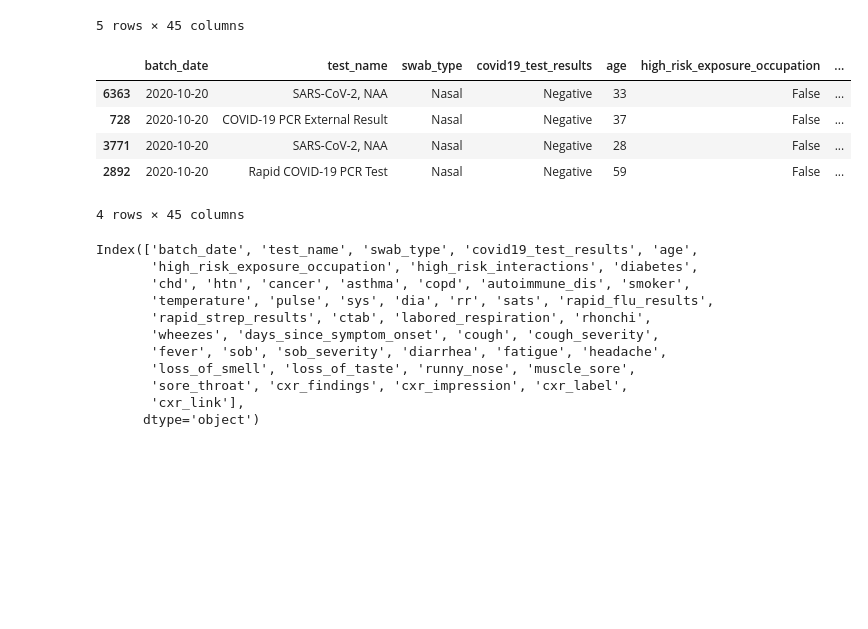
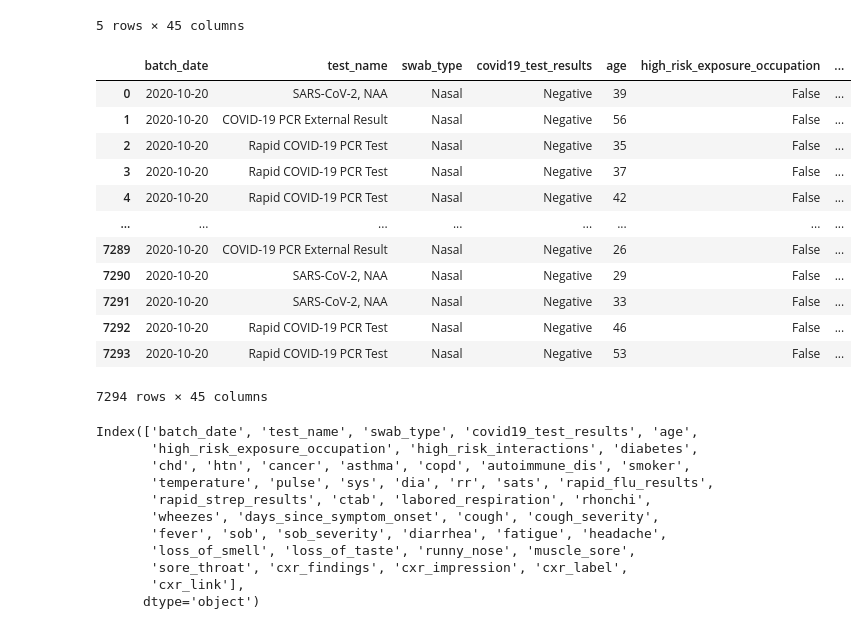
Before and after one commit to soipanhamisi/KNN_Classification_Regression_Analysis, a Jupyter notebook: notebooks/tree-based-modelling.ipynb, the cells around one changed output. Saved outputs shown, nothing was run; the diff lists cells and outputs as text; code cells hidden in the pictures; blank space fills up the shorter version.

```diff
--- a/notebooks/tree-based-modelling.ipynb
+++ b/notebooks/tree-based-modelling.ipynb
@@ -23,14 +25,21 @@ covid_ds.head(5)
 | 4 | 2020-10-20 | Rapid COVID-19 PCR Test | Nasal | Negative | 42 | False | ... |
 5 rows × 45 columns
 # %%
-covid_ds.sample(4)
+covid_ds
 # %% [output]
 |  | batch_date | test_name | swab_type | covid19_test_results | age | high_risk_exposure_occupation | ... |
-| 6363 | 2020-10-20 | SARS-CoV-2, NAA | Nasal | Negative | 33 | False | ... |
-| 728 | 2020-10-20 | COVID-19 PCR External Result | Nasal | Negative | 37 | False | ... |
-| 3771 | 2020-10-20 | SARS-CoV-2, NAA | Nasal | Negative | 28 | False | ... |
-| 2892 | 2020-10-20 | Rapid COVID-19 PCR Test | Nasal | Negative | 59 | False | ... |
+| 0 | 2020-10-20 | SARS-CoV-2, NAA | Nasal | Negative | 39 | False | ... |
+| 1 | 2020-10-20 | COVID-19 PCR External Result | Nasal | Negative | 56 | False | ... |
+| 2 | 2020-10-20 | Rapid COVID-19 PCR Test | Nasal | Negative | 35 | False | ... |
+| 3 | 2020-10-20 | Rapid COVID-19 PCR Test | Nasal | Negative | 37 | False | ... |
+| 4 | 2020-10-20 | Rapid COVID-19 PCR Test | Nasal | Negative | 42 | False | ... |
+| ... | ... | ... | ... | ... | ... | ... | ... |
+| 7289 | 2020-10-20 | COVID-19 PCR External Result | Nasal | Negative | 26 | False | ... |
+| 7290 | 2020-10-20 | SARS-CoV-2, NAA | Nasal | Negative | 29 | False | ... |
+| 7291 | 2020-10-20 | SARS-CoV-2, NAA | Nasal | Negative | 33 | False | ... |
+| 7292 | 2020-10-20 | Rapid COVID-19 PCR Test | Nasal | Negative | 46 | False | ... |
+| 7293 | 2020-10-20 | Rapid COVID-19 PCR Test | Nasal | Negative | 53 | False | ... |
-4 rows × 45 columns
+7294 rows × 45 columns
 # %%
 covid_ds.columns
 # %% [output]
```
Also changed, not shown: parts of 39 cells of this notebook.
